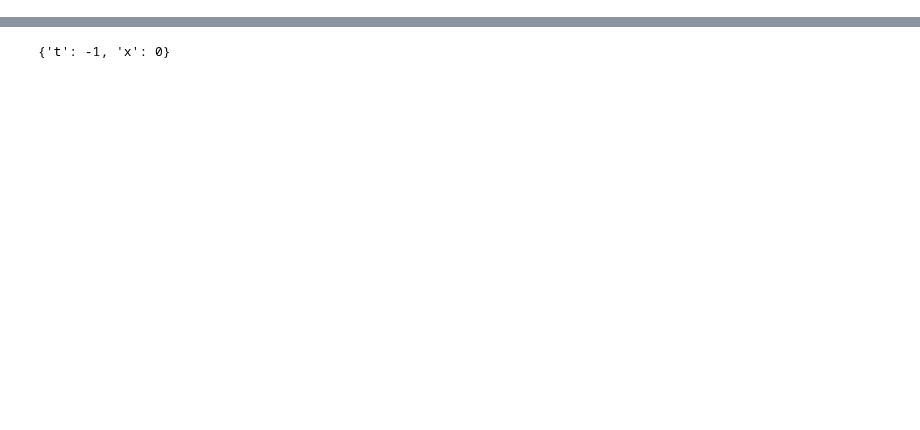
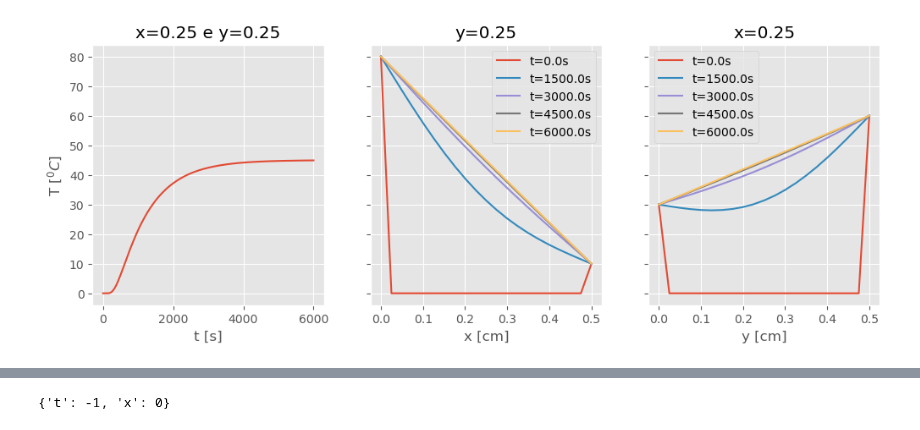
Before and after one commit to fschuch/aprenda.py, a Jupyter notebook: _notebooks/2020-06-05-conducao-de-calor-transiente-bidimensional.ipynb, the cells around one changed output, grey strips where cells are left out. Drawn from its saved outputs; the diff is of its cells as text; code cells hidden in the pictures; blank space fills up the shorter version.

```diff
--- a/_notebooks/2020-06-05-conducao-de-calor-transiente-bidimensional.ipynb
+++ b/_notebooks/2020-06-05-conducao-de-calor-transiente-bidimensional.ipynb
@@ -45,0 +125,20 @@ alpha = k / (rho * cp)
+# %%
+# Propriedades do Material
+k = 52.0 # W/mK
+cp = 420.0 # J/kgK
+rho = 8800.0 # kg/m^3
+
+# Temperatura nos vértices
+Ta = 60.
+Tb = 20.
+Tc = 0.
+Td = 100.
+
+# Temperatura inicial
+T0 = 0.
+
+# Discretização espacial
+x = np.linspace(start = 0., stop = 0.5, num = 21, endpoint = True)
+y = np.linspace(start = 0., stop = 0.5, num = 21, endpoint = True)
+# e temporal
+t = np.linspace(start = 0., stop = 6000., num = 601, endpoint = True)
@@ -45,0 +261,12 @@ alpha = k / (rho * cp)
+# %%
+for n in range(t.size-1):
+  T[1:-1,1:-1,n+1] = T[1:-1,1:-1,n] + dt * alpha * (
+    (T[ :-2,1:-1,n] - 2. * T[1:-1,1:-1,n] + T[2:  ,1:-1,n]) / dx2 +
+    (T[1:-1, :-2,n] - 2. * T[1:-1,1:-1,n] + T[1:-1,2:  ,n]) / dy2
+  )
+  # Condições de contorno
+  T[0,:,n+1], T[-1,:,n+1], T[:,0,n+1], T[:,-1,n+1] = Tx0, Txn, Ty0, Tyn
+
+minha_figura(T, x, y)
+# %% [output]
+[figure, added]
```
Also changed, not shown: parts of 41 cells of this notebook.
